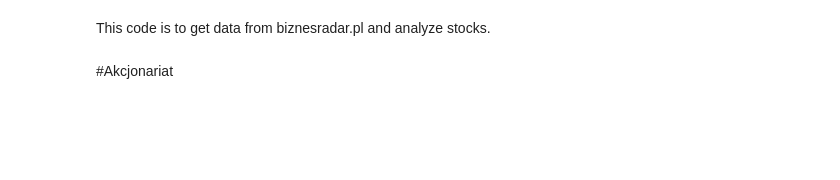
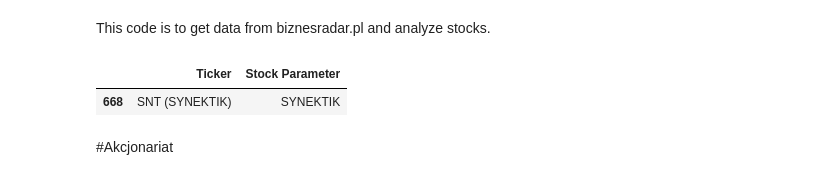
Before and after one commit to lebinho/biznesradar, a Jupyter notebook: biznesradar_stock_analysis.ipynb, the cells around one changed output. Cells and saved outputs as stored; diff of their text form; code cells hidden in the pictures; blank space fills up the shorter version.

```diff
--- a/biznesradar_stock_analysis.ipynb
+++ b/biznesradar_stock_analysis.ipynb
@@ -27,5 +27,24 @@ py.offline.init_notebook_mode(connected=True)
 
 pd.options.display.max_columns = 100   # set the maximum columns to display
 pd.options.display.max_rows = 100   # set the maximum rows to display
+# %%
+# list of stocks in biznesradar
+lista_spolek = pd.read_csv('biznesradar_stocks_parameters.csv', sep=',')
+# display(lista_spolek.head(5))
+
+# define the search string
+search = 'syn'  # Replace 'syn' with your desired value, or 'all_stocks' to get all rows
+
+# Check if search is 'all_stocks' or something else
+if search == 'all_stocks':
+    lista_spolek_import = lista_spolek  # Return all rows
+else:
+    lista_spolek_import = lista_spolek[lista_spolek['Stock Parameter'].str.contains(search, case=False, na=False)]
+
+# display the filtered or full data
+display(lista_spolek_import)
+# %% [output]
+|  | Ticker | Stock Parameter |
+| 668 | SNT (SYNEKTIK) | SYNEKTIK |
 # %%
 # spółka do analizy
```
Also changed, not shown: parts of 6 cells of this notebook.
